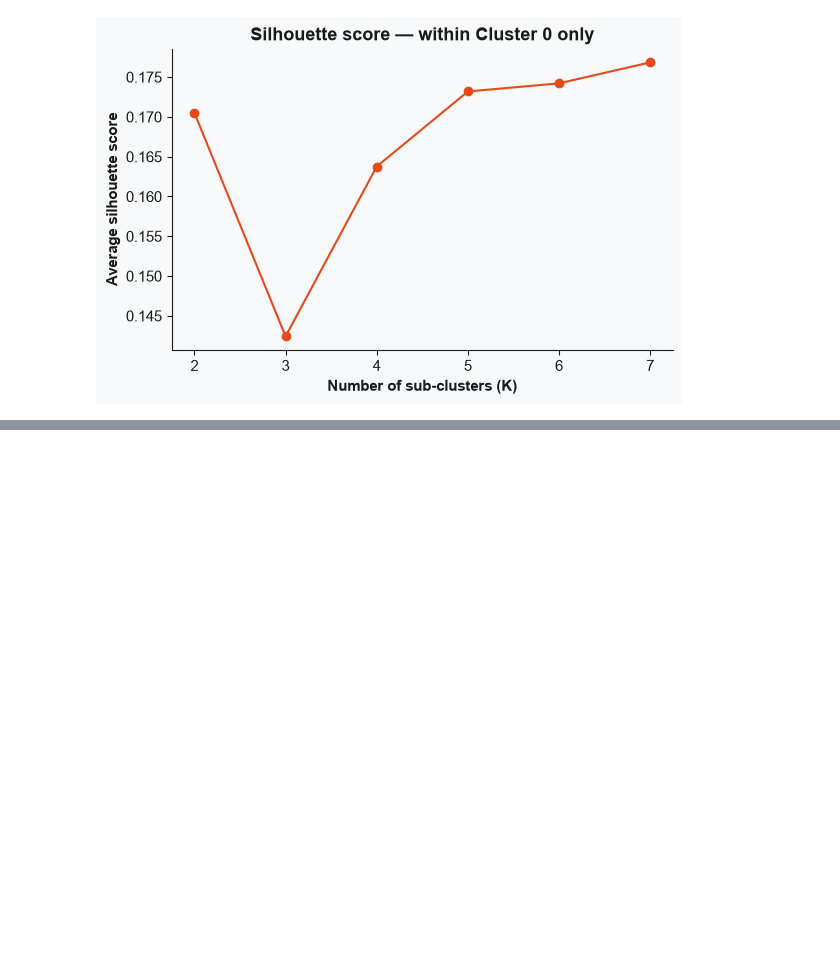
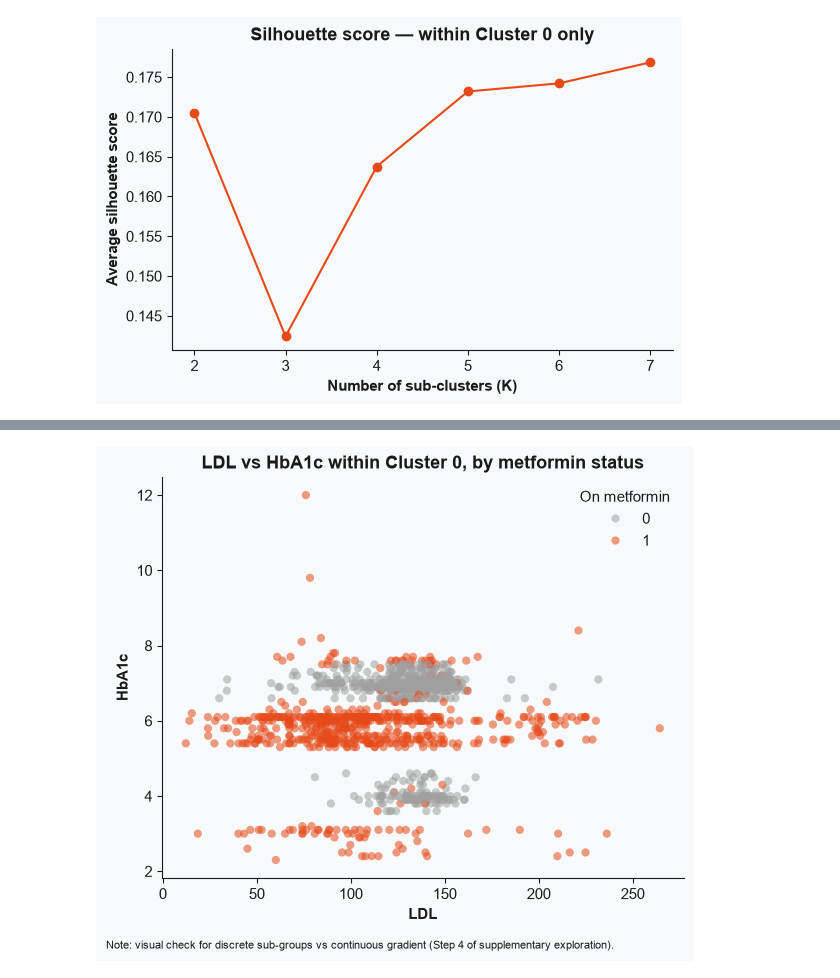
Before and after one commit to manuelcernigoj-lab/t2d-patient-subtyping, a Jupyter notebook: notebooks/03_supplementary_exploration.ipynb, the cells around one changed output, grey strips where cells are left out. Saved outputs shown, nothing was run; the diff lists cells and outputs as text; code cells hidden in the pictures; blank space fills up the shorter version.

```diff
--- a/notebooks/03_supplementary_exploration.ipynb
+++ b/notebooks/03_supplementary_exploration.ipynb
@@ -97,0 +181,31 @@ plt.show()
+# %%
+# [Step 4] - Visual check: Check 1
+
+fig, ax = plt.subplots(figsize=(6, 5))
+
+sns.scatterplot(
+    data=cluster0,
+    x="LDL",
+    y="HbA1c",
+    hue="on_metformin",
+    palette={0: COLOR_GRAY, 1: COLOR_ACCENT},
+    alpha=0.55,       # transparency exposes overlap density, not just point count
+    edgecolor="none", # avoids visual clutter at this point density
+    s=35,
+    ax=ax,
+)
+
+ax.set_title("LDL vs HbA1c within Cluster 0, by metformin status")
+ax.legend(title="On metformin", loc="upper right", frameon=False)
+sns.despine(ax=ax)  # remove top/right spines, in line with data-ink minimization
+
+fig.text(
+    0.01, -0.02,
+    "Note: visual check for discrete sub-groups vs continuous gradient (Step 4 of supplementary exploration).",
+    fontsize=8, color=COLOR_DARK,
+)
+
+plt.tight_layout()
+plt.show()
+# %% [output]
+[figure, added]
```
Also changed, not shown: parts of 12 cells of this notebook.
